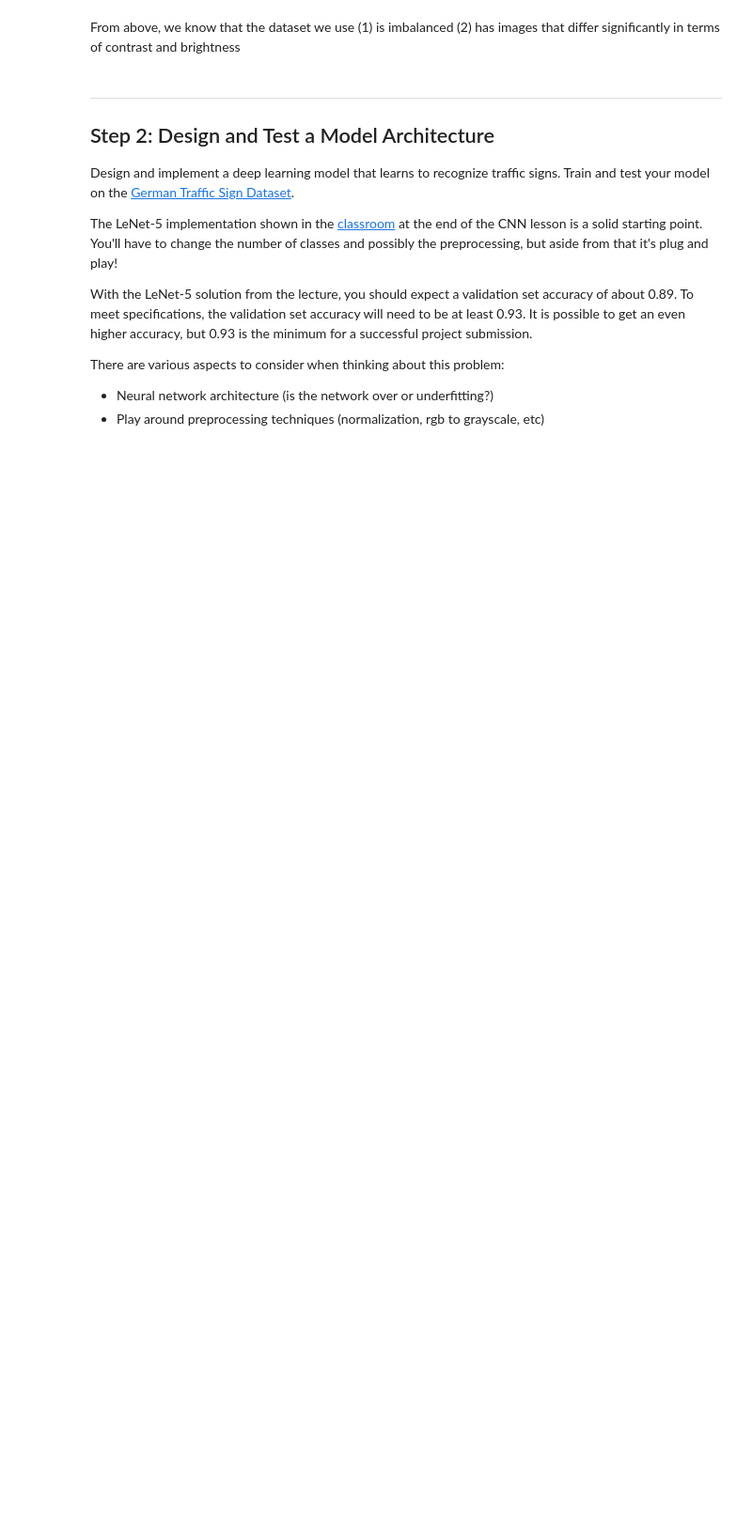
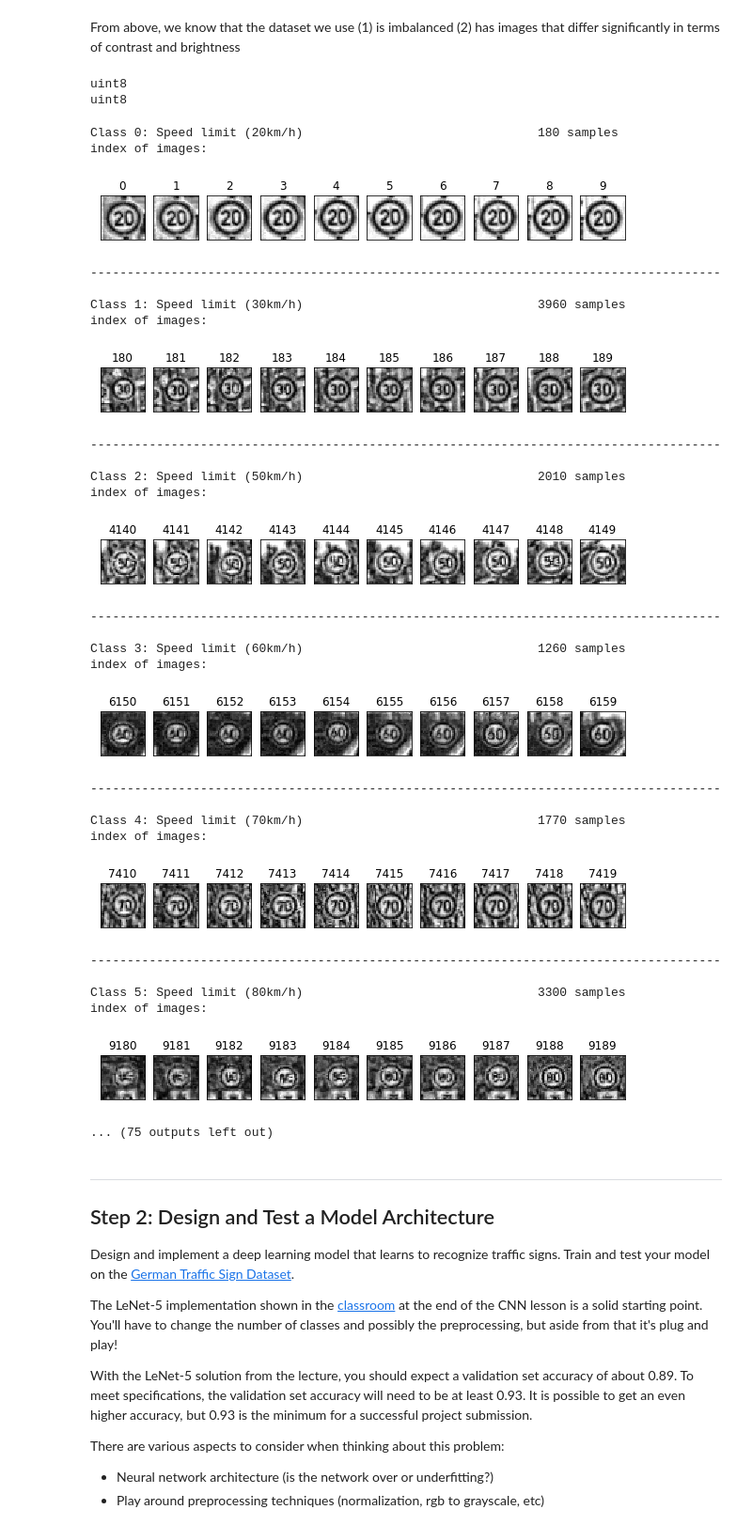
Before and after one commit to fevemania/CarND-Traffic-Sign-Classifier-Project, a Jupyter notebook: Traffic_Sign_Classifier.ipynb, the cells around one changed output. Shown at 94% size. Cells and saved outputs as stored; diff of their text form; code cells hidden in the pictures; blank space fills up the shorter version.

```diff
--- a/Traffic_Sign_Classifier.ipynb
+++ b/Traffic_Sign_Classifier.ipynb
@@ -211,46 +259,77 @@ new Y value = contrast(default = 1.0) * old_Y + brightness(default = 0.0)
-# %%
-import cv2
-
-# convert to grayscale
-def grayscale(img):
-    return cv2.cvtColor(img, cv2.COLOR_BGR2GRAY)
-
-
-X_train_gray = []
-X_valid_gray = []
-X_test_gray = []
-
-for img in X_train:
-    X_train_gray.append(cv2.cvtColor(img, cv2.COLOR_BGR2GRAY))
-
-for img in X_valid:
-    X_valid_gray.append(cv2.cvtColor(img, cv2.COLOR_BGR2GRAY))
-
-for img in X_test:
-    X_test_gray.append(cv2.cvtColor(img, cv2.COLOR_BGR2GRAY))
-# %%
-X_train = np.array(X_train_gray).reshape(X_train.shape[0], X_train.shape[1], X_train.shape[2], 1)
-X_valid = np.array(X_valid_gray).reshape(X_valid.shape[0], X_valid.shape[1], X_valid.shape[2], 1)
-X_test = np.array(X_test_gray).reshape(X_test.shape[0], X_test.shape[1], X_test.shape[2], 1)
+# %%
+print(X_train.dtype)
+print(y_train.dtype)
+# %% [output]
+uint8
+uint8
+# %%
+import cv2
+def grayscale_and_adaptive_histogram_equalization(dataset):
+    new_dataset = []
+    for img in dataset:
+        img = cv2.cvtColor(img, cv2.COLOR_RGB2GRAY)
+        # Apply local histogram equalization
+        clahe = cv2.createCLAHE(clipLimit=2.0, tileGridSize=(8,8))
+        img = clahe.apply(img)
+        new_dataset.append(img)
+    return np.array(new_dataset).reshape(dataset.shape[0], dataset.shape[1], dataset.shape[2], 1)
+
+X_train = grayscale_and_adaptive_histogram_equalization(X_train)
+X_valid = grayscale_and_adaptive_histogram_equalization(X_valid)
+X_test = grayscale_and_adaptive_histogram_equalization(X_test)
 # %%
 from pandas.io.parsers import read_csv
 import random
 
 signnames = read_csv("signnames.csv").values[:, 1]
 sign_classes, class_indices, class_counts = np.unique(y_train, return_index = True, return_counts = True)
 
 col_width = max(len(name) for name in signnames)
 
 
 for sign_class, sign_index, sign_count in zip(sign_classes, class_indices, class_counts):
     print("Class {}: {:<{}}  {} samples".format(sign_class, signnames[sign_class], col_width, sign_count))
     fig = plt.figure(figsize = (10, 1))
     random_indices = random.sample(range(sign_index, sign_index + sign_count), 10)
+    print("index of images: ")
     for i in range(10):
+        random_indices[i] = sign_index + i
+#             print(signnames[y_train[random_indices[i]]])
         axis = fig.add_subplot(1, 10, i + 1, xticks=[], yticks=[])
+        axis.set_title(str(random_indices[i]))
         axis.imshow(X_train[random_indices[i]].squeeze(), cmap="gray")
     plt.show()
     print("--------------------------------------------------------------------------------------\n")
+# %% [output]
+Class 0: Speed limit (20km/h)                                180 samples
+index of images:
+[figure, added]
+--------------------------------------------------------------------------------------
+
+Class 1: Speed limit (30km/h)                                3960 samples
+index of images:
+[figure, added]
+--------------------------------------------------------------------------------------
+
+Class 2: Speed limit (50km/h)                                2010 samples
+index of images:
+[figure, added]
+--------------------------------------------------------------------------------------
+
+Class 3: Speed limit (60km/h)                                1260 samples
+index of images:
+[figure, added]
+--------------------------------------------------------------------------------------
+
+Class 4: Speed limit (70km/h)                                1770 samples
+index of images:
+[figure, added]
+--------------------------------------------------------------------------------------
+
+Class 5: Speed limit (80km/h)                                3300 samples
+index of images:
+[figure, added]
+... (75 outputs left out)
 # %% [markdown]
 ----
 
```
Also changed, not shown: parts of 26 cells of this notebook.
